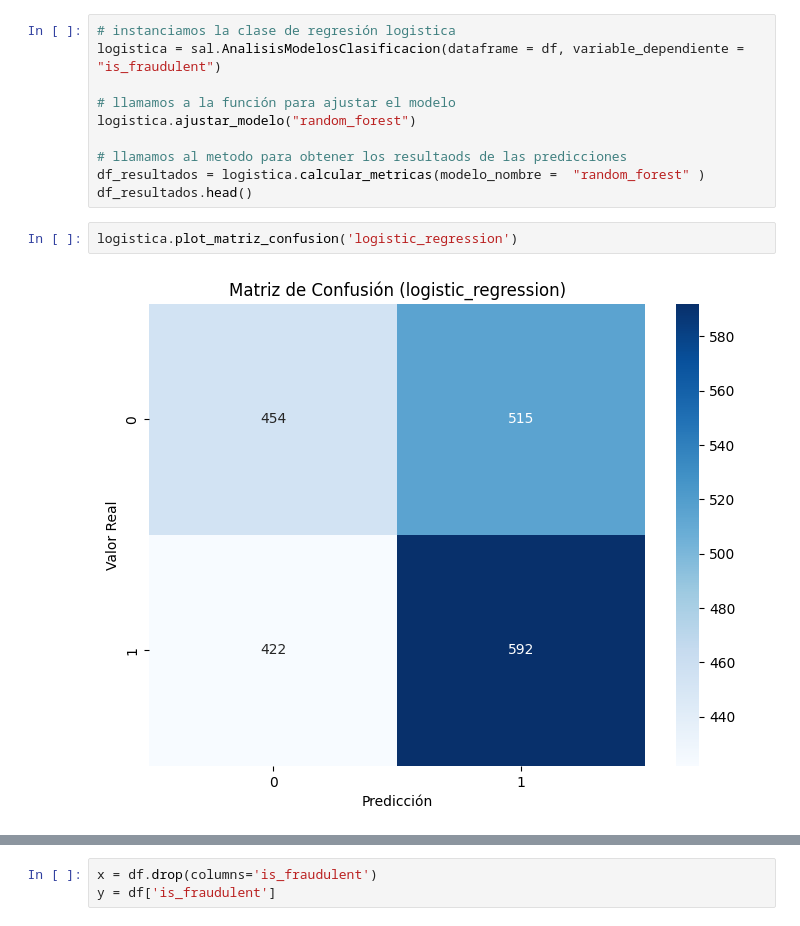
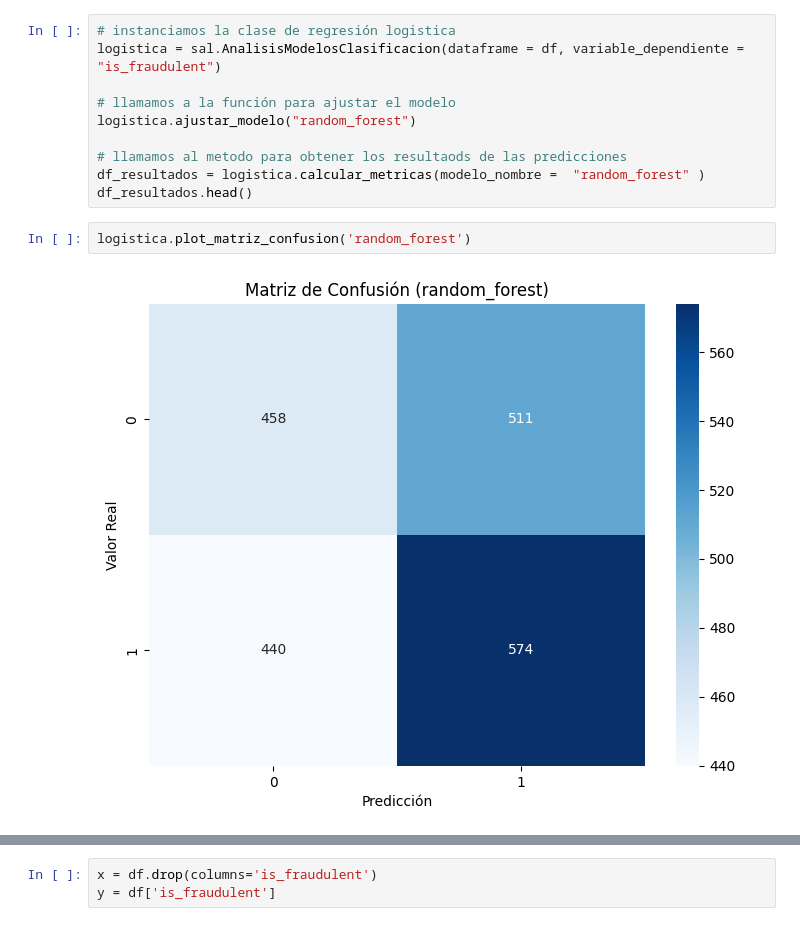
Before and after one commit to ngcarvajall/modelo_clasificacion, a Jupyter notebook: modulo8.2.ipynb, the cells around one changed output, grey strips where cells are left out. Cells and saved outputs as stored; diff of their text form.

```diff
--- a/modulo8.2.ipynb
+++ b/modulo8.2.ipynb
@@ -152,6 +117,6 @@ logistica.ajustar_modelo("random_forest")
 df_resultados = logistica.calcular_metricas(modelo_nombre =  "random_forest" )
 df_resultados.head()
 # %%
-logistica.plot_matriz_confusion('logistic_regression')
+logistica.plot_matriz_confusion('random_forest')
 # %% [output]
-[figure, old version]
+[figure, new version]
```
Also changed, not shown: parts of 10 cells of this notebook, 1 other file.
